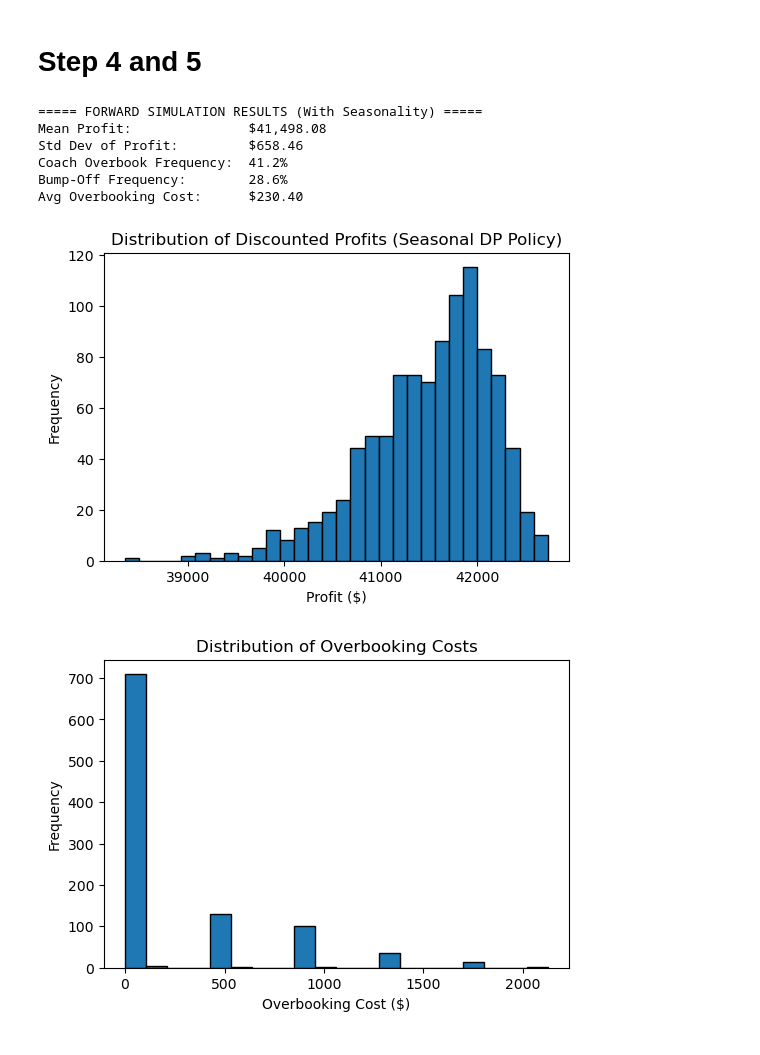
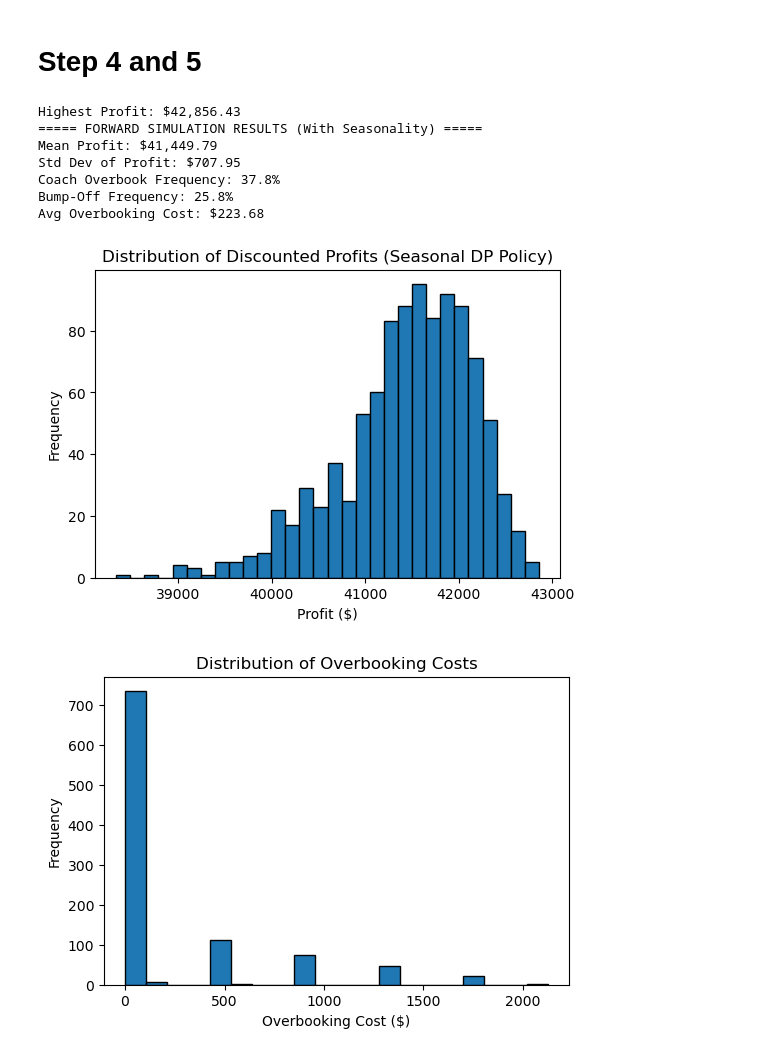
Before and after one commit to ethanrwong/Airline_Overbooking_Project, a Jupyter notebook: RM 294 Project 2 Group 7 Code.ipynb, the cells around one changed output. Saved outputs shown, nothing was run; the diff lists cells and outputs as text; code cells hidden in the pictures.

```diff
--- a/RM 294 Project 2 Group 7 Code.ipynb
+++ b/RM 294 Project 2 Group 7 Code.ipynb
@@ -1089,6 +1089,8 @@ Expected discounted profit (No-Sale Option, coach cap=120) = $42139.89
 # %% [markdown]
 # Step 4 and 5
 # %%
+np.random.seed(42)
+
 T = 365
 
 coach_capacity  = 100
@@ -1283,37 +1285,40 @@ for sim in range(N):
     bump_costs[sim] = over_cost
 
 mean_profit = profits.mean()
 std_profit = profits.std()
 overbook_pct = overbook_count / N * 100
 bump_off_pct = bump_off_count / N * 100
 mean_bump = bump_costs.mean()
+max_profit = profits.max()
+print(f"Highest Profit: ${max_profit:,.2f}")
 
 print(f"===== FORWARD SIMULATION RESULTS (With Seasonality) =====")
 print(f"Mean Profit: ${mean_profit:,.2f}")
 print(f"Std Dev of Profit: ${std_profit:,.2f}")
 print(f"Coach Overbook Frequency: {overbook_pct:0.1f}%")
 print(f"Bump-Off Frequency: {bump_off_pct:0.1f}%")
 print(f"Avg Overbooking Cost: ${mean_bump:0.2f}")
 
 plt.figure(figsize=(6,4))
 plt.hist(profits, bins=30, edgecolor='k')
 plt.title("Distribution of Discounted Profits (Seasonal DP Policy)")
 plt.xlabel("Profit ($)")
 plt.ylabel("Frequency")
 plt.show()
 
 plt.figure(figsize=(6,4))
 plt.hist(bump_costs, bins=20, edgecolor='k')
 plt.title("Distribution of Overbooking Costs")
 plt.xlabel("Overbooking Cost ($)")
 plt.ylabel("Frequency")
 plt.show()
 # %% [output]
+Highest Profit: $42,856.43
 ===== FORWARD SIMULATION RESULTS (With Seasonality) =====
-Mean Profit:               $41,498.08
-Std Dev of Profit:         $658.46
-Coach Overbook Frequency:  41.2%
-Bump-Off Frequency:        28.6%
-Avg Overbooking Cost:      $230.40
+Mean Profit: $41,449.79
+Std Dev of Profit: $707.95
+Coach Overbook Frequency: 37.8%
+Bump-Off Frequency: 25.8%
+Avg Overbooking Cost: $223.68
-[figure, old version]
+[figure, new version]
-[figure, old version]
+[figure, new version]
```
Also changed, not shown: 2 other files.
